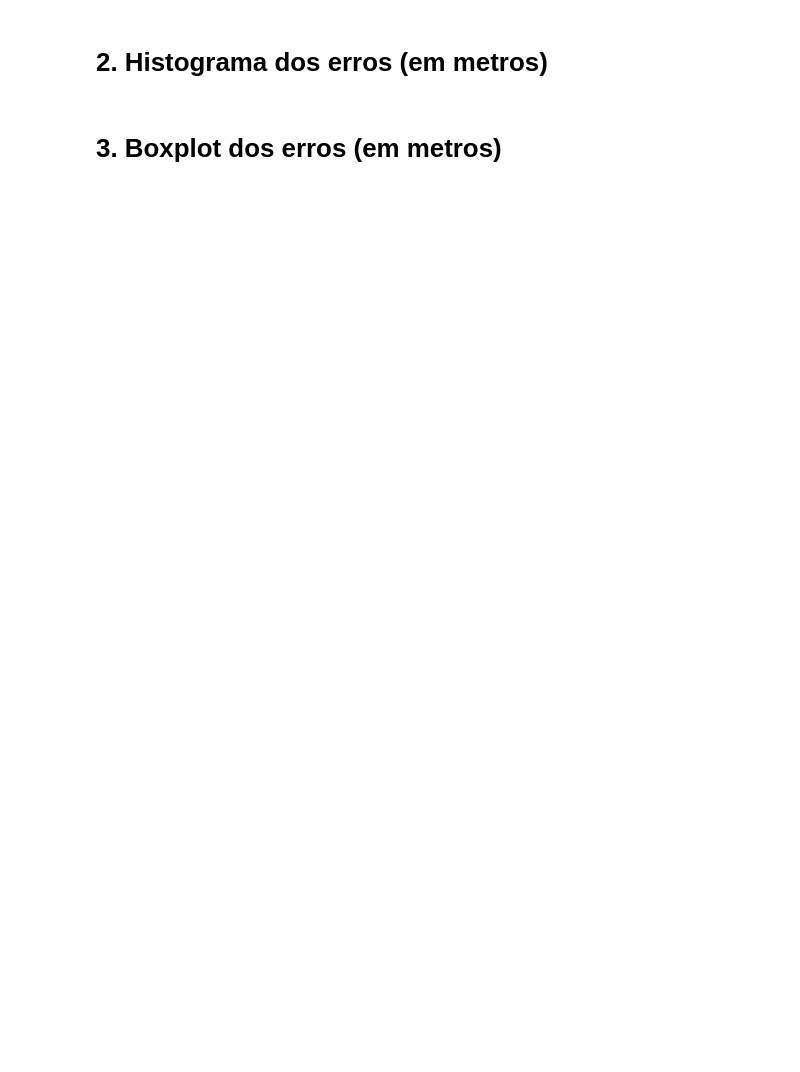
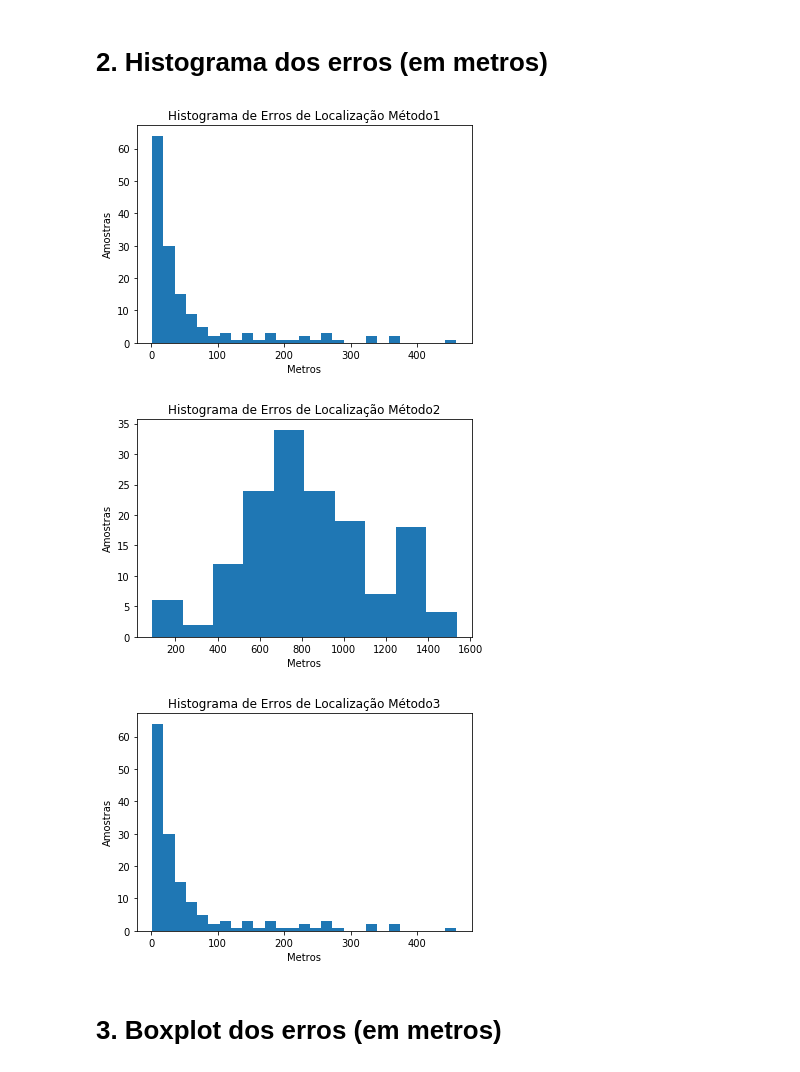
Before and after one commit to mbs8/CMoveis, a Jupyter notebook: results.ipynb, the cells around one changed output. Drawn from its saved outputs; the diff is of its cells as text; code cells hidden in the pictures; blank space fills up the shorter version.

Commit message:
Gera os gráficos de resultados no notebook de results e altera o nome do arquivo no notebook de visualização

```diff
--- a/results.ipynb
+++ b/results.ipynb
@@ -11,6 +12,9 @@ FILES = [
     './result/Resultados_Equipe4_Metodo_2.csv',   # fingerprint 20x20
     './result/Resultados_Equipe4_Metodo_3.csv'    # fingerprint 20x20 + medições
 ]
+db = pd.read_csv('database/LocTreino_Equipe_4.csv')
+erbs = pd.read_csv('database/Bts.csv')
+errorLocation = pd.read_csv('result/erros_teoricos.csv')
 # %% [markdown]
 # 1. Análise dos dados
 # %%
@@ -28,5 +32,17 @@ round(data.describe(), 4)
 | max | -8.0464 | -34.9451 | -61.3800 | -65.3900 | -62.3200 | -36.9600 | -55.5500 | -60.4800 | -52.6900 | -55.8700 | ... |
 # %% [markdown]
 # 2. Histograma dos erros (em metros)
+# %%
+for i in [1,2,3]:
+    errorLocation = pd.read_csv('result/erros_teoricos.csv')
+    plt.title("Histograma de Erros de Localização Método" + str(i))
+    histogram_example = plt.hist(errorLocation[str(i)], bins='auto')
+    plt.xlabel('Metros')
+    plt.ylabel('Amostras')
+    plt.show()
+# %% [output]
+[figure, added]
+[figure, added]
+[figure, added]
 # %% [markdown]
 # 3. Boxplot dos erros (em metros)
```
Also changed, not shown: parts of 4 cells of this notebook, 1 other file.
